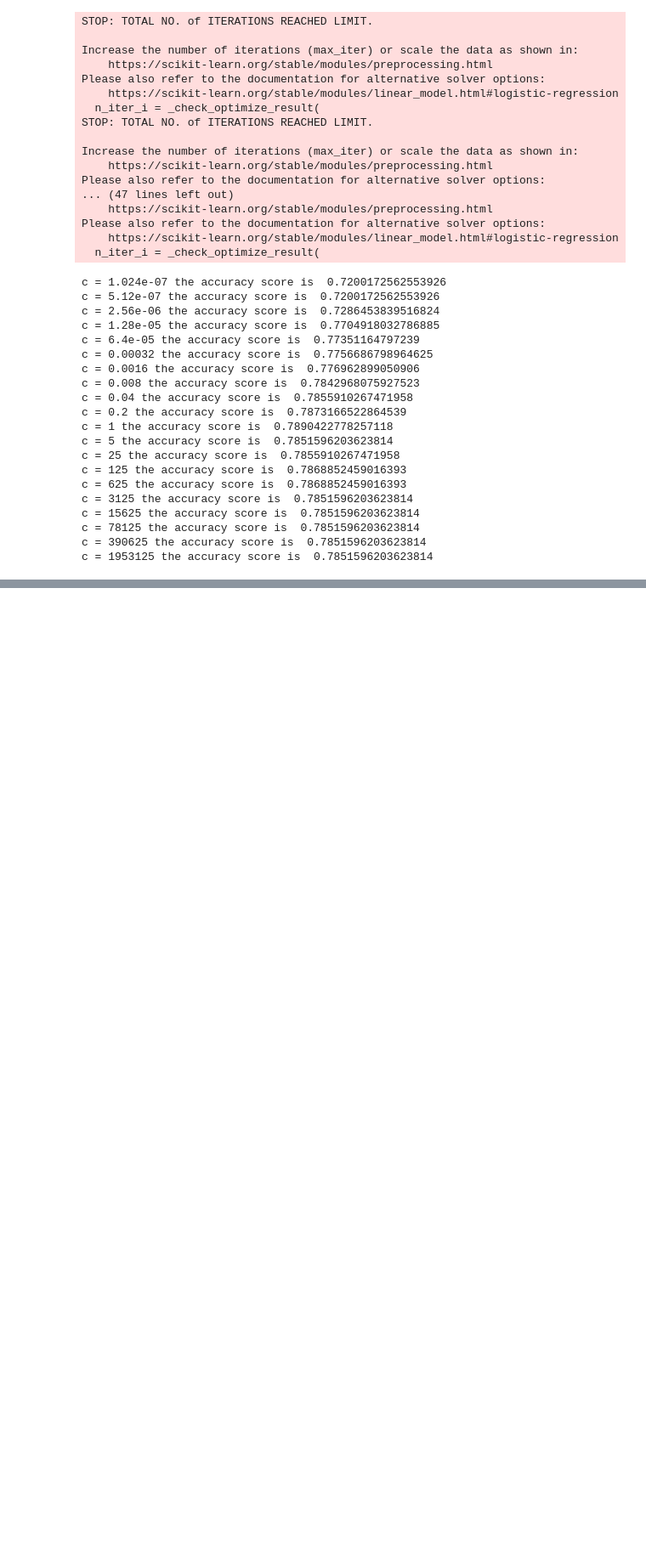
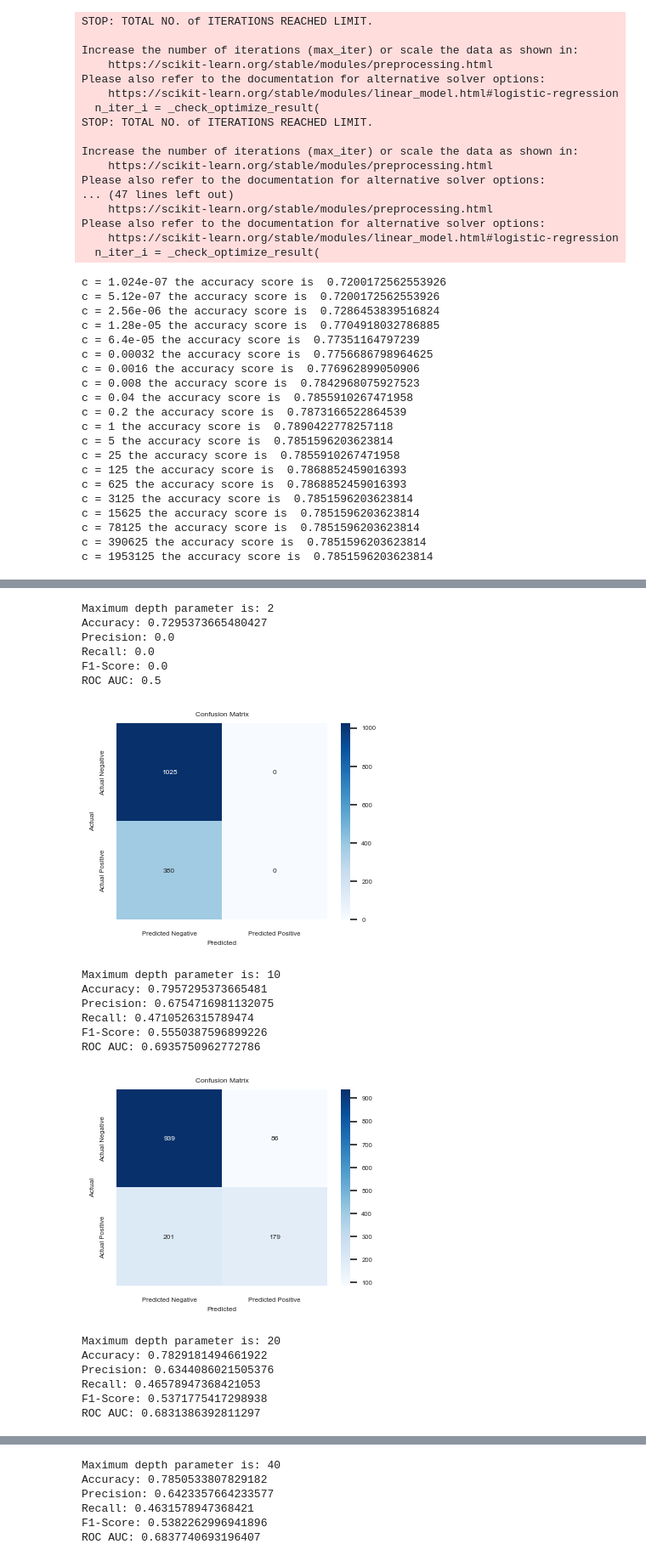
Before and after one commit to Isabellarasku/Verizon-2, a Jupyter notebook: ModelVerizon#2.ipynb, the cells around one changed output, grey strips where cells are left out. Shown at 85% size. Drawn from its saved outputs; the diff is of its cells as text; code cells hidden in the pictures; blank space fills up the shorter version.

```diff
--- a/ModelVerizon#2.ipynb
+++ b/ModelVerizon#2.ipynb
@@ -963,0 +1073,28 @@ c = 1953125 the accuracy score is  0.7851596203623814
+# %%
+# hyperparam range for max depth
+max_depths = [2, 10, 20, 40]
+
+#test the hyperparam
+for maximum_depth in max_depths:
+  train_test_RF(X_train, y_train, X_test, y_test, maximum_depth)
+# %% [output]
+Maximum depth parameter is: 2
+Accuracy: 0.7295373665480427
+Precision: 0.0
+Recall: 0.0
+F1-Score: 0.0
+ROC AUC: 0.5
+[figure, added]
+Maximum depth parameter is: 10
+Accuracy: 0.7957295373665481
+Precision: 0.6754716981132075
+Recall: 0.4710526315789474
+F1-Score: 0.5550387596899226
+ROC AUC: 0.6935750962772786
+[figure, added]
+Maximum depth parameter is: 20
+Accuracy: 0.7829181494661922
+Precision: 0.6344086021505376
+Recall: 0.46578947368421053
+F1-Score: 0.5371775417298938
+ROC AUC: 0.6831386392811297
@@ -963,0 +1102,6 @@ c = 1953125 the accuracy score is  0.7851596203623814
+Maximum depth parameter is: 40
+Accuracy: 0.7850533807829182
+Precision: 0.6423357664233577
+Recall: 0.4631578947368421
+F1-Score: 0.5382262996941896
+ROC AUC: 0.6837740693196407
```
Also changed, not shown: parts of 50 cells of this notebook.
